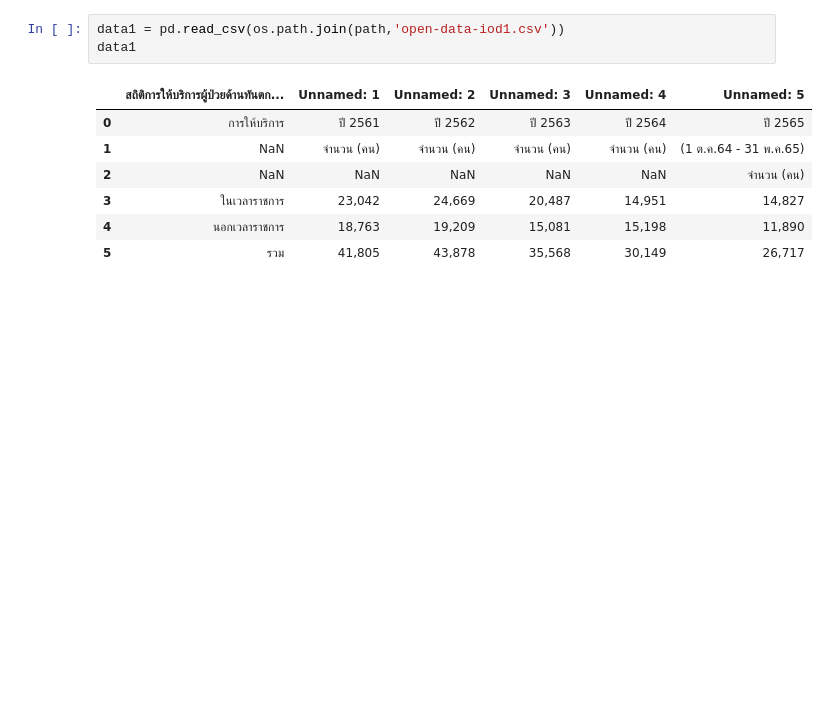
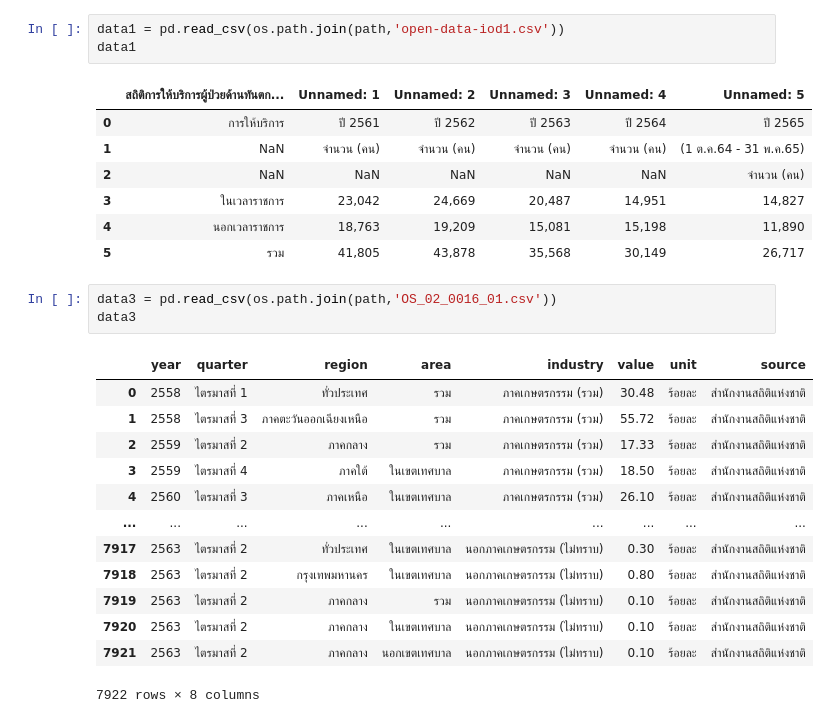
Before and after one commit to Jittiya/Co-operative-Education-Science., a Jupyter notebook: Test_data.ipynb, the cells around one changed output. Drawn from its saved outputs; the diff is of its cells as text; blank space fills up the shorter version.

```diff
--- a/Test_data.ipynb
+++ b/Test_data.ipynb
@@ -22,3 +22,20 @@ data1
 | 3 | ในเวลาราชการ | 23,042 | 24,669 | 20,487 | 14,951 | 14,827 |
 | 4 | นอกเวลาราชการ | 18,763 | 19,209 | 15,081 | 15,198 | 11,890 |
 | 5 | รวม | 41,805 | 43,878 | 35,568 | 30,149 | 26,717 |
+# %%
+data3 = pd.read_csv(os.path.join(path,'OS_02_0016_01.csv'))
+data3
+# %% [output]
+|  | year | quarter | region | area | industry | value | unit | source |
+| 0 | 2558 | ไตรมาสที่ 1 | ทั่วประเทศ | รวม | ภาคเกษตรกรรม (รวม) | 30.48 | ร้อยละ | สำนักงานสถิติแห่งชาติ |
+| 1 | 2558 | ไตรมาสที่ 3 | ภาคตะวันออกเฉียงเหนือ | รวม | ภาคเกษตรกรรม (รวม) | 55.72 | ร้อยละ | สำนักงานสถิติแห่งชาติ |
+| 2 | 2559 | ไตรมาสที่ 2 | ภาคกลาง | รวม | ภาคเกษตรกรรม (รวม) | 17.33 | ร้อยละ | สำนักงานสถิติแห่งชาติ |
+| 3 | 2559 | ไตรมาสที่ 4 | ภาคใต้ | ในเขตเทศบาล | ภาคเกษตรกรรม (รวม) | 18.50 | ร้อยละ | สำนักงานสถิติแห่งชาติ |
+| 4 | 2560 | ไตรมาสที่ 3 | ภาคเหนือ | ในเขตเทศบาล | ภาคเกษตรกรรม (รวม) | 26.10 | ร้อยละ | สำนักงานสถิติแห่งชาติ |
+| ... | ... | ... | ... | ... | ... | ... | ... | ... |
+| 7917 | 2563 | ไตรมาสที่ 2 | ทั่วประเทศ | ในเขตเทศบาล | นอกภาคเกษตรกรรม (ไม่ทราบ) | 0.30 | ร้อยละ | สำนักงานสถิติแห่งชาติ |
+| 7918 | 2563 | ไตรมาสที่ 2 | กรุงเทพมหานคร | ในเขตเทศบาล | นอกภาคเกษตรกรรม (ไม่ทราบ) | 0.80 | ร้อยละ | สำนักงานสถิติแห่งชาติ |
+| 7919 | 2563 | ไตรมาสที่ 2 | ภาคกลาง | รวม | นอกภาคเกษตรกรรม (ไม่ทราบ) | 0.10 | ร้อยละ | สำนักงานสถิติแห่งชาติ |
+| 7920 | 2563 | ไตรมาสที่ 2 | ภาคกลาง | ในเขตเทศบาล | นอกภาคเกษตรกรรม (ไม่ทราบ) | 0.10 | ร้อยละ | สำนักงานสถิติแห่งชาติ |
+| 7921 | 2563 | ไตรมาสที่ 2 | ภาคกลาง | นอกเขตเทศบาล | นอกภาคเกษตรกรรม (ไม่ทราบ) | 0.10 | ร้อยละ | สำนักงานสถิติแห่งชาติ |
+7922 rows × 8 columns
```
Also changed, not shown: parts of 4 cells of this notebook.
